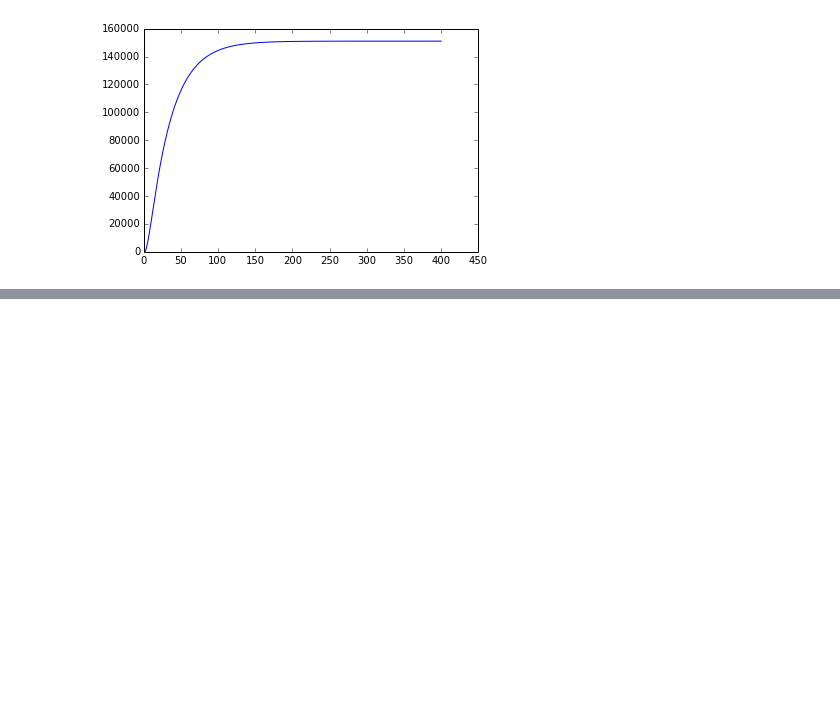
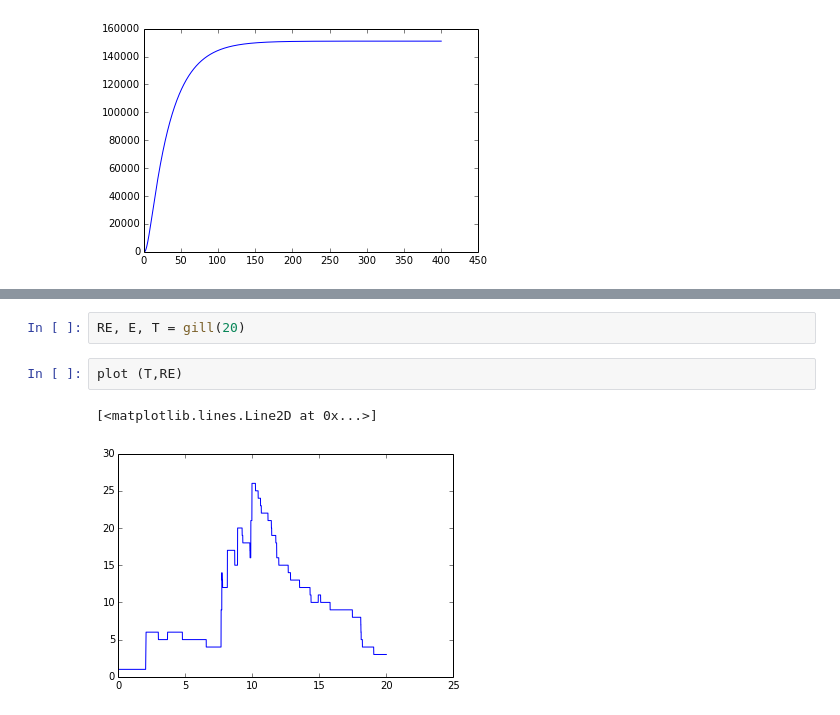
Before and after one commit to gutiloluis/51syntheticBiologyProject, a Jupyter notebook: equations.ipynb, the cells around one changed output, grey strips where cells are left out. Saved outputs shown, nothing was run; the diff lists cells and outputs as text; blank space fills up the shorter version.

```diff
--- a/equations.ipynb
+++ b/equations.ipynb
@@ -98,0 +165,7 @@ plt.close()
+# %%
+RE, E, T = gill(20)
+# %%
+plot (T,RE)
+# %% [output]
+[<matplotlib.lines.Line2D at 0x...>]
+[figure, added]
```
Also changed, not shown: parts of 2 cells of this notebook.
